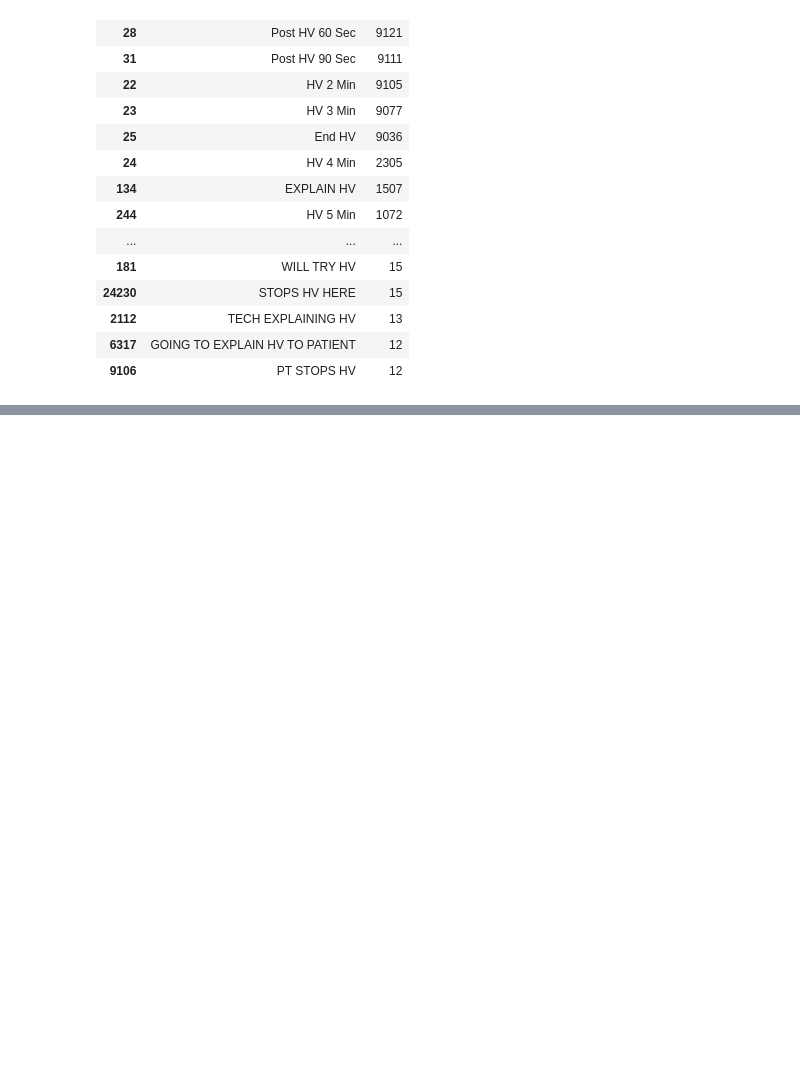
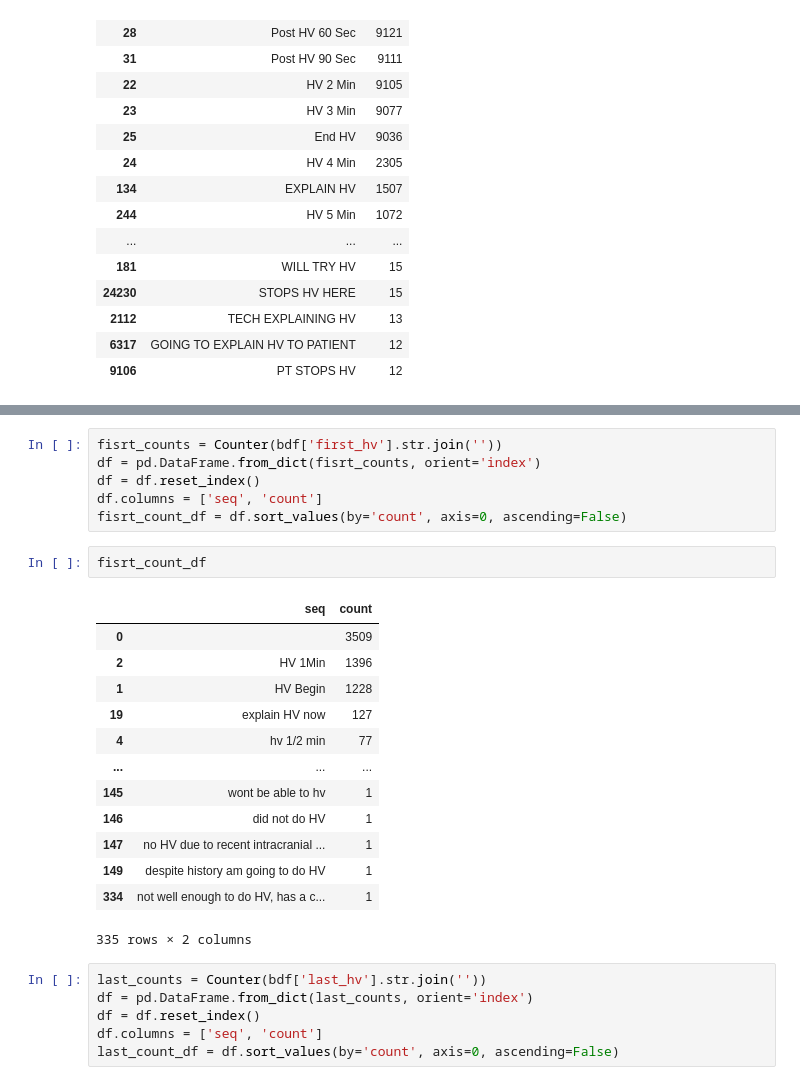
Before and after one commit to catvasily/eegfhabrainage, a Jupyter notebook: annotations/collect_annotations_demo.ipynb, the cells around one changed output, grey strips where cells are left out. Cells and saved outputs as stored; diff of their text form; blank space fills up the shorter version.

```diff
--- a/annotations/collect_annotations_demo.ipynb
+++ b/annotations/collect_annotations_demo.ipynb
@@ -187,0 +271,28 @@ col.lookup_annotation('HV').head(50)
+# %%
+fisrt_counts = Counter(bdf['first_hv'].str.join(''))
+df = pd.DataFrame.from_dict(fisrt_counts, orient='index')
+df = df.reset_index()
+df.columns = ['seq', 'count']
+fisrt_count_df = df.sort_values(by='count', axis=0, ascending=False)
+# %%
+fisrt_count_df
+# %% [output]
+|  | seq | count |
+| 0 |  | 3509 |
+| 2 | HV 1Min | 1396 |
+| 1 | HV Begin | 1228 |
+| 19 | explain HV now | 127 |
+| 4 | hv 1/2 min | 77 |
+| ... | ... | ... |
+| 145 | wont be able to hv | 1 |
+| 146 | did not do HV | 1 |
+| 147 | no HV due to recent intracranial ... | 1 |
+| 149 | despite history am going to do HV | 1 |
+| 334 | not well enough to do HV, has a c... | 1 |
+335 rows × 2 columns
+# %%
+last_counts = Counter(bdf['last_hv'].str.join(''))
+df = pd.DataFrame.from_dict(last_counts, orient='index')
+df = df.reset_index()
+df.columns = ['seq', 'count']
+last_count_df = df.sort_values(by='count', axis=0, ascending=False)
```
Also changed, not shown: parts of 39 cells of this notebook.
